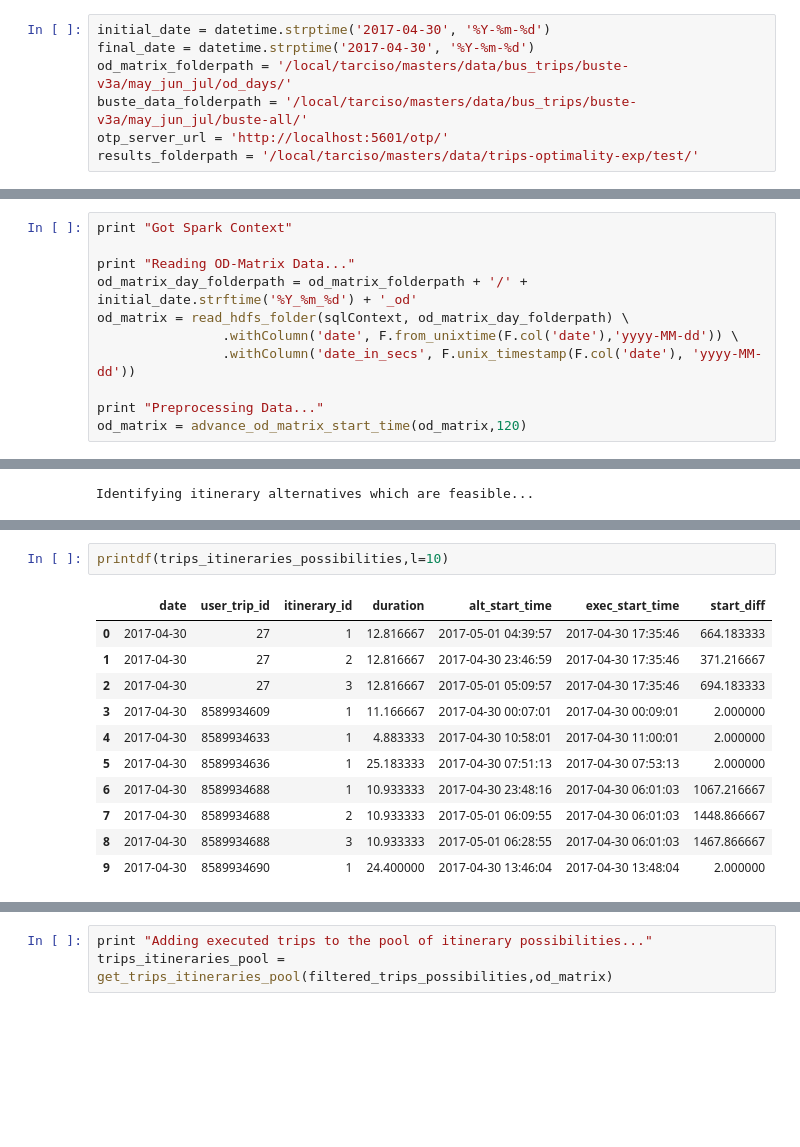
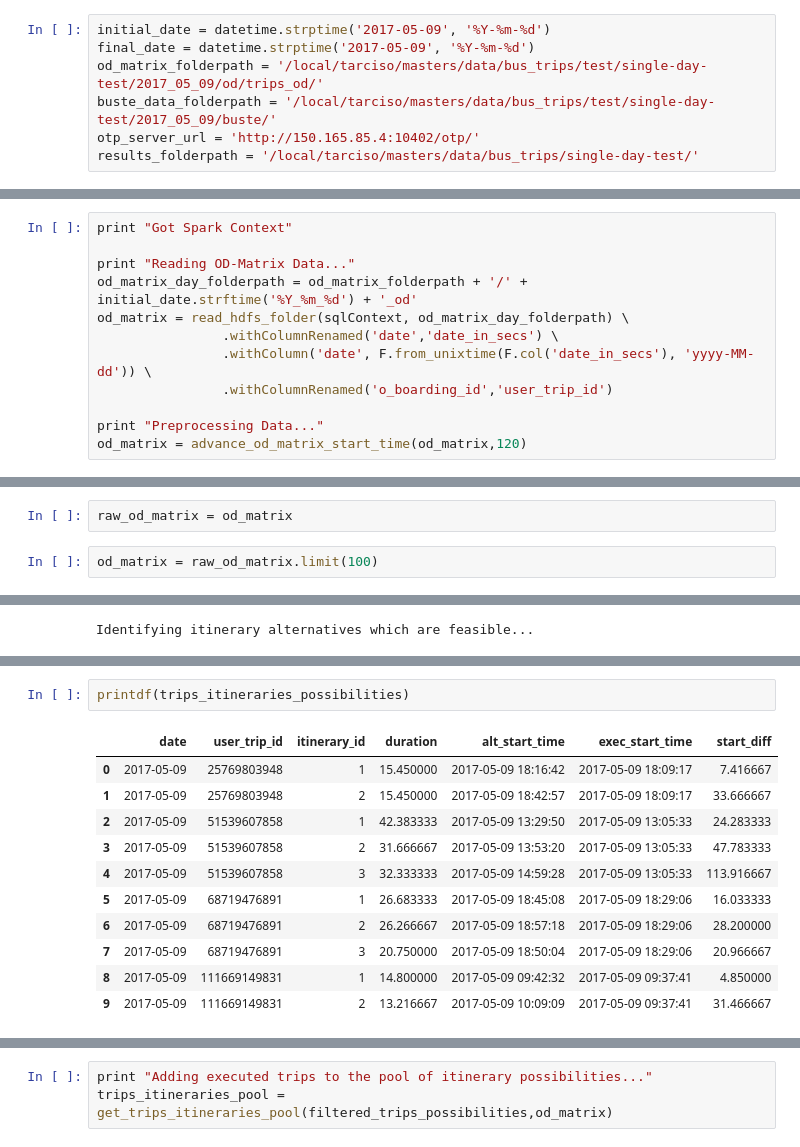
Before and after one commit to tarcisobraz/trips-optimality-exp, a Jupyter notebook: evaluate-trips-script-notebook.ipynb, the cells around one changed output, grey strips where cells are left out. Drawn from its saved outputs; the diff is of its cells as text; blank space fills up the shorter version.

```diff
--- a/evaluate-trips-script-notebook.ipynb
+++ b/evaluate-trips-script-notebook.ipynb
@@ -262,12 +257,12 @@ def compute_improvement_capacity(best_itineraries,od_mat):
 # %% [markdown]
 #### Reading Input Variables
 # %%
-initial_date = datetime.strptime('2017-04-30', '%Y-%m-%d')
-final_date = datetime.strptime('2017-04-30', '%Y-%m-%d')
-od_matrix_folderpath = '/local/tarciso/masters/data/bus_trips/buste-v3a/may_jun_jul/od_days/'
-buste_data_folderpath = '/local/tarciso/masters/data/bus_trips/buste-v3a/may_jun_jul/buste-all/'
-otp_server_url = 'http://localhost:5601/otp/'
-results_folderpath = '/local/tarciso/masters/data/trips-optimality-exp/test/'
+initial_date = datetime.strptime('2017-05-09', '%Y-%m-%d')
+final_date = datetime.strptime('2017-05-09', '%Y-%m-%d')
+od_matrix_folderpath = '/local/tarciso/masters/data/bus_trips/test/single-day-test/2017_05_09/od/trips_od/'
+buste_data_folderpath = '/local/tarciso/masters/data/bus_trips/test/single-day-test/2017_05_09/buste/'
+otp_server_url = 'http://150.165.85.4:10402/otp/'
+results_folderpath = '/local/tarciso/masters/data/bus_trips/single-day-test/'
 # %% [markdown]
 #### Settting Up Environment
 # %%
@@ -301,8 +296,9 @@ print "Got Spark Context"
 print "Reading OD-Matrix Data..."
 od_matrix_day_folderpath = od_matrix_folderpath + '/' + initial_date.strftime('%Y_%m_%d') + '_od'
 od_matrix = read_hdfs_folder(sqlContext, od_matrix_day_folderpath) \
-                .withColumn('date', F.from_unixtime(F.col('date'),'yyyy-MM-dd')) \
-                .withColumn('date_in_secs', F.unix_timestamp(F.col('date'), 'yyyy-MM-dd'))
+                .withColumnRenamed('date','date_in_secs') \
+                .withColumn('date', F.from_unixtime(F.col('date_in_secs'), 'yyyy-MM-dd')) \
+                .withColumnRenamed('o_boarding_id','user_trip_id')
 
 print "Preprocessing Data..."
 od_matrix = advance_od_matrix_start_time(od_matrix,120)
@@ -313,3 +324,7 @@ Preprocessing Data...
+# %%
+raw_od_matrix = od_matrix
+# %%
+od_matrix = raw_od_matrix.limit(100)
 # %% [markdown]
 #### Getting OTP suggested itineraries
 # %%
@@ -423,15 +758,15 @@ Identifying itinerary alternatives which are feasible...
 # %%
-printdf(trips_itineraries_possibilities,l=10)
+printdf(trips_itineraries_possibilities)
 # %% [output]
 |  | date | user_trip_id | itinerary_id | duration | alt_start_time | exec_start_time | start_diff |
-| 0 | 2017-04-30 | 27 | 1 | 12.816667 | 2017-05-01 04:39:57 | 2017-04-30 17:35:46 | 664.183333 |
-| 1 | 2017-04-30 | 27 | 2 | 12.816667 | 2017-04-30 23:46:59 | 2017-04-30 17:35:46 | 371.216667 |
-| 2 | 2017-04-30 | 27 | 3 | 12.816667 | 2017-05-01 05:09:57 | 2017-04-30 17:35:46 | 694.183333 |
-| 3 | 2017-04-30 | 8589934609 | 1 | 11.166667 | 2017-04-30 00:07:01 | 2017-04-30 00:09:01 | 2.000000 |
-| 4 | 2017-04-30 | 8589934633 | 1 | 4.883333 | 2017-04-30 10:58:01 | 2017-04-30 11:00:01 | 2.000000 |
-| 5 | 2017-04-30 | 8589934636 | 1 | 25.183333 | 2017-04-30 07:51:13 | 2017-04-30 07:53:13 | 2.000000 |
-| 6 | 2017-04-30 | 8589934688 | 1 | 10.933333 | 2017-04-30 23:48:16 | 2017-04-30 06:01:03 | 1067.216667 |
-| 7 | 2017-04-30 | 8589934688 | 2 | 10.933333 | 2017-05-01 06:09:55 | 2017-04-30 06:01:03 | 1448.866667 |
-| 8 | 2017-04-30 | 8589934688 | 3 | 10.933333 | 2017-05-01 06:28:55 | 2017-04-30 06:01:03 | 1467.866667 |
-| 9 | 2017-04-30 | 8589934690 | 1 | 24.400000 | 2017-04-30 13:46:04 | 2017-04-30 13:48:04 | 2.000000 |
+| 0 | 2017-05-09 | 25769803948 | 1 | 15.450000 | 2017-05-09 18:16:42 | 2017-05-09 18:09:17 | 7.416667 |
+| 1 | 2017-05-09 | 25769803948 | 2 | 15.450000 | 2017-05-09 18:42:57 | 2017-05-09 18:09:17 | 33.666667 |
+| 2 | 2017-05-09 | 51539607858 | 1 | 42.383333 | 2017-05-09 13:29:50 | 2017-05-09 13:05:33 | 24.283333 |
+| 3 | 2017-05-09 | 51539607858 | 2 | 31.666667 | 2017-05-09 13:53:20 | 2017-05-09 13:05:33 | 47.783333 |
+| 4 | 2017-05-09 | 51539607858 | 3 | 32.333333 | 2017-05-09 14:59:28 | 2017-05-09 13:05:33 | 113.916667 |
+| 5 | 2017-05-09 | 68719476891 | 1 | 26.683333 | 2017-05-09 18:45:08 | 2017-05-09 18:29:06 | 16.033333 |
+| 6 | 2017-05-09 | 68719476891 | 2 | 26.266667 | 2017-05-09 18:57:18 | 2017-05-09 18:29:06 | 28.200000 |
+| 7 | 2017-05-09 | 68719476891 | 3 | 20.750000 | 2017-05-09 18:50:04 | 2017-05-09 18:29:06 | 20.966667 |
+| 8 | 2017-05-09 | 111669149831 | 1 | 14.800000 | 2017-05-09 09:42:32 | 2017-05-09 09:37:41 | 4.850000 |
+| 9 | 2017-05-09 | 111669149831 | 2 | 13.216667 | 2017-05-09 10:09:09 | 2017-05-09 09:37:41 | 31.466667 |
 # %%
```
Also changed, not shown: parts of 40 cells of this notebook.
